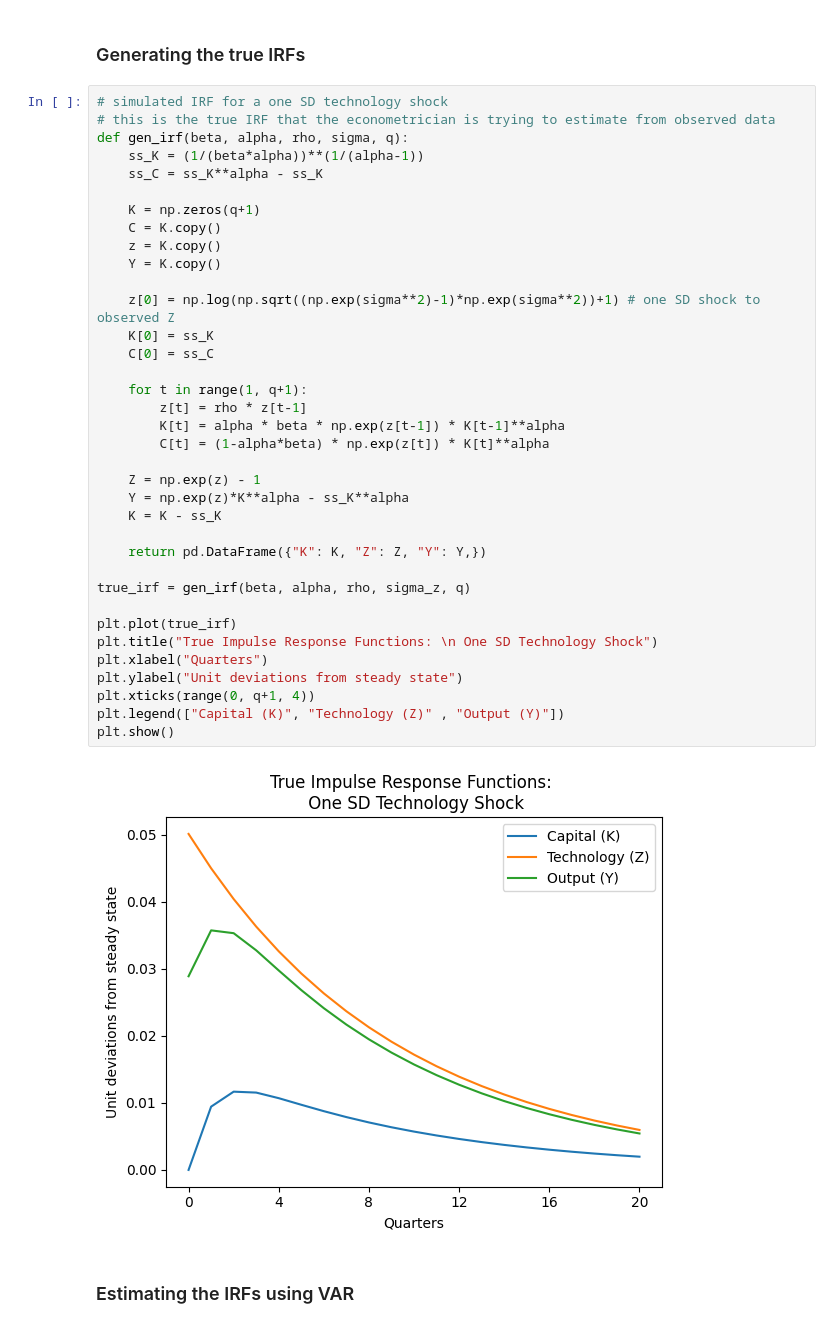
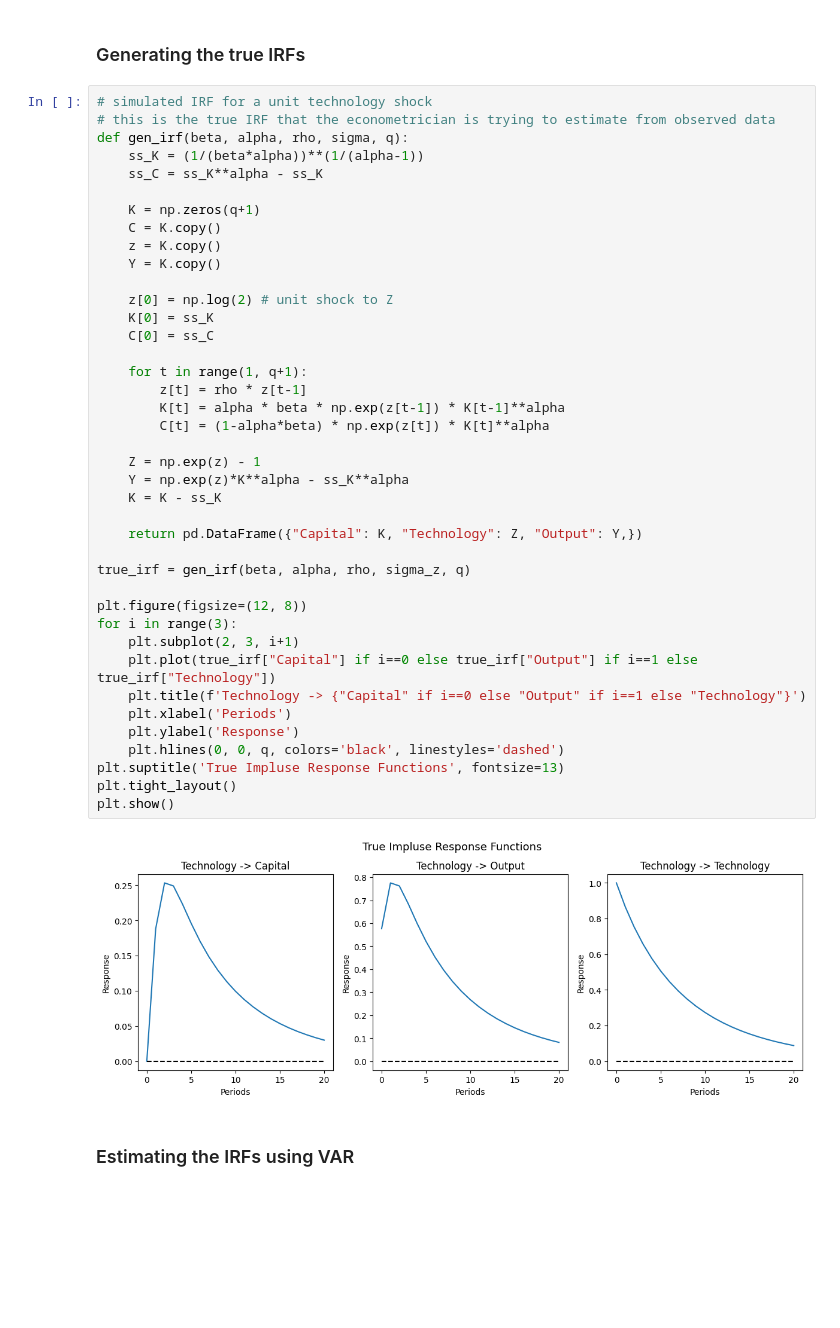
Before and after one commit to matt-dot-k/econ-622-project, a Jupyter notebook: example_notebooks/simple_RBC.ipynb, the cells around one changed output. Cells and saved outputs as stored; diff of their text form; blank space fills up the shorter version.

```diff
--- a/example_notebooks/simple_RBC.ipynb
+++ b/example_notebooks/simple_RBC.ipynb
@@ -63,42 +63,46 @@ plt.show()
 # %% [markdown]
 ### Generating the true IRFs
 # %%
-# simulated IRF for a one SD technology shock
+# simulated IRF for a unit technology shock
 # this is the true IRF that the econometrician is trying to estimate from observed data
 def gen_irf(beta, alpha, rho, sigma, q):
     ss_K = (1/(beta*alpha))**(1/(alpha-1))
     ss_C = ss_K**alpha - ss_K
 
     K = np.zeros(q+1)
     C = K.copy()
     z = K.copy()
     Y = K.copy()
 
-    z[0] = np.log(np.sqrt((np.exp(sigma**2)-1)*np.exp(sigma**2))+1) # one SD shock to observed Z
+    z[0] = np.log(2) # unit shock to Z
     K[0] = ss_K
     C[0] = ss_C
 
     for t in range(1, q+1):
         z[t] = rho * z[t-1]
         K[t] = alpha * beta * np.exp(z[t-1]) * K[t-1]**alpha
         C[t] = (1-alpha*beta) * np.exp(z[t]) * K[t]**alpha
 
     Z = np.exp(z) - 1
     Y = np.exp(z)*K**alpha - ss_K**alpha
     K = K - ss_K
 
-    return pd.DataFrame({"K": K, "Z": Z, "Y": Y,})
+    return pd.DataFrame({"Capital": K, "Technology": Z, "Output": Y,})
 
 true_irf = gen_irf(beta, alpha, rho, sigma_z, q)
 
-plt.plot(true_irf)
-plt.title("True Impulse Response Functions: \n One SD Technology Shock")
-plt.xlabel("Quarters")
-plt.ylabel("Unit deviations from steady state")
-plt.xticks(range(0, q+1, 4))
-plt.legend(["Capital (K)", "Technology (Z)" , "Output (Y)"])
+plt.figure(figsize=(12, 8))
+for i in range(3):
+    plt.subplot(2, 3, i+1)
+    plt.plot(true_irf["Capital"] if i==0 else true_irf["Output"] if i==1 else true_irf["Technology"])
+    plt.title(f'Technology -> {"Capital" if i==0 else "Output" if i==1 else "Technology"}')
+    plt.xlabel('Periods')
+    plt.ylabel('Response')
+    plt.hlines(0, 0, q, colors='black', linestyles='dashed')
+plt.suptitle('True Impluse Response Functions', fontsize=13)
+plt.tight_layout()
 plt.show()
 # %% [output]
-[figure, old version]
+[figure, new version]
 # %% [markdown]
 ### Estimating the IRFs using VAR
```
Also changed, not shown: parts of 4 cells of this notebook, 1 other file.
